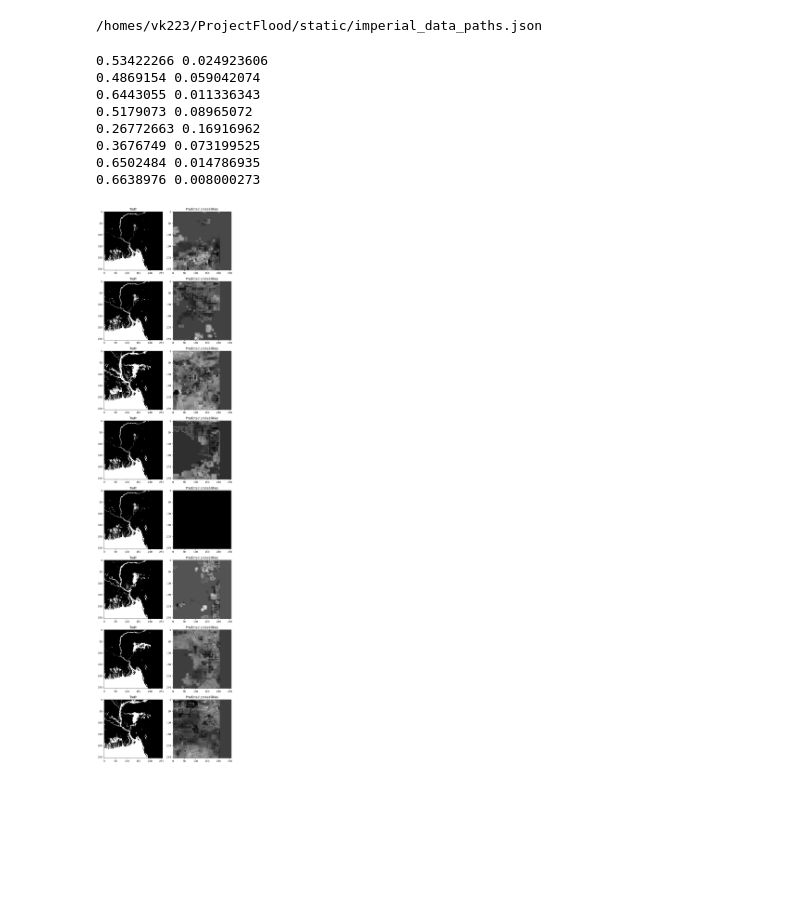
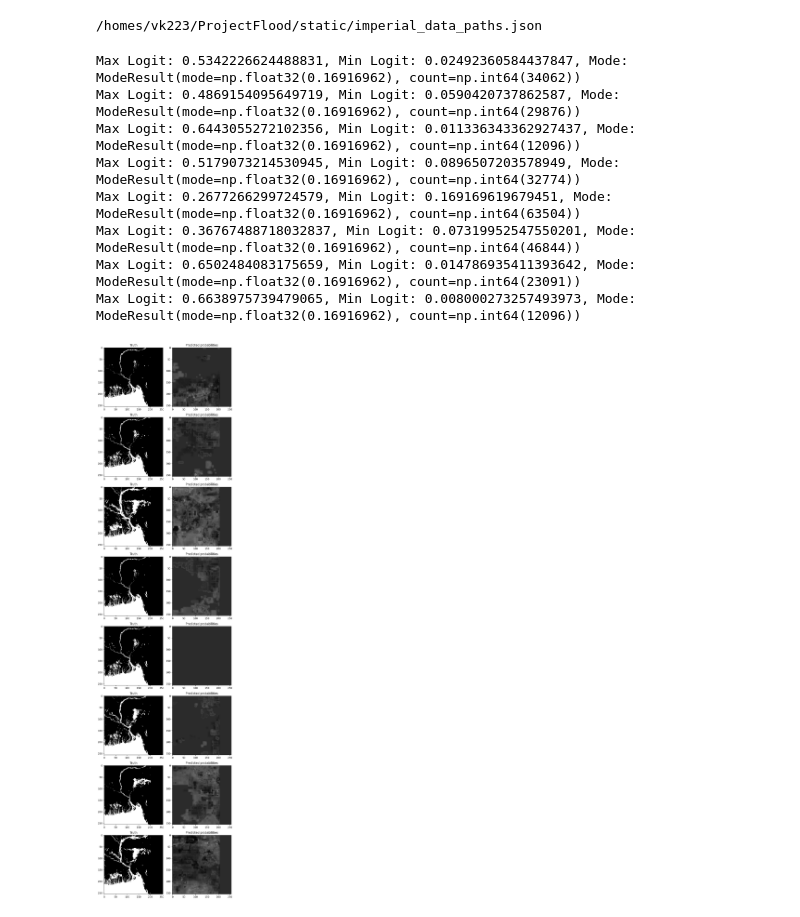
Before and after one commit to VarunKhandekar/ProjectFlood, a Jupyter notebook: visualisations/truth_vs_predictions.ipynb, the cells around one changed output. Drawn from its saved outputs; the diff is of its cells as text; code cells hidden in the pictures; blank space fills up the shorter version.

Commit message:
visualisations

```diff
--- a/visualisations/truth_vs_predictions.ipynb
+++ b/visualisations/truth_vs_predictions.ipynb
@@ -41,29 +41,34 @@ logits = torch.sigmoid(outputs)
 /homes/vk223/ProjectFlood/static/imperial_data_paths.json
 # %%
 from matplotlib.colors import LinearSegmentedColormap
-
+from scipy import stats
 cmap = LinearSegmentedColormap.from_list("gray_scale", ["black", "white"])
 
 fig, ax = plt.subplots(8, 2, figsize=(8, 32))
 # label_cmap = colors.ListedColormap(['black', 'green', 'blue', 'red'])
-plt.tight_layout()
+
 for i in range(test_batch_size):
-    print(logits[i].squeeze(0).detach().cpu().numpy().max(), logits[i].squeeze(0).detach().cpu().numpy().min())
-    ax[i, 0].imshow(test_labels[i].squeeze(0).cpu(), cmap=cmap)
+    logits_array = logits[i].squeeze(0).detach().cpu().numpy()
+    max_logit = logits_array.max()
+    min_logit = logits_array.min()
+    mode_logit = stats.mode(logits_array.flatten())
+
+    print(f"Max Logit: {max_logit}, Min Logit: {min_logit}, Mode: {mode_logit}")
+    ax[i, 0].imshow(test_labels[i].squeeze(0).cpu(), cmap=cmap, vmin=0, vmax=1)
     ax[i, 0].set_title("Truth")
 
-    # get logit with largest soft max probability
-    # probabilities = torch.softmax(test_logits[i].cpu(), dim=0)
-    # best_prediction = torch.argmax(logits, dim=0)
-    ax[i, 1].imshow(logits[i].squeeze(0).detach().cpu().numpy(), cmap=cmap)
+    ax[i, 1].imshow(logits_array, cmap=cmap, vmin=0, vmax=1)
     ax[i, 1].set_title("Predicted probabilities")
+
+plt.tight_layout()
+plt.show()
 # %% [output]
-0.53422266 0.024923606
-0.4869154 0.059042074
-0.6443055 0.011336343
-0.5179073 0.08965072
-0.26772663 0.16916962
-0.3676749 0.073199525
-0.6502484 0.014786935
-0.6638976 0.008000273
+Max Logit: 0.5342226624488831, Min Logit: 0.02492360584437847, Mode: ModeResult(mode=np.float32(0.16916962), count=np.int64(34062))
+Max Logit: 0.4869154095649719, Min Logit: 0.0590420737862587, Mode: ModeResult(mode=np.float32(0.16916962), count=np.int64(29876))
+Max Logit: 0.6443055272102356, Min Logit: 0.011336343362927437, Mode: ModeResult(mode=np.float32(0.16916962), count=np.int64(12096))
+Max Logit: 0.5179073214530945, Min Logit: 0.0896507203578949, Mode: ModeResult(mode=np.float32(0.16916962), count=np.int64(32774))
+Max Logit: 0.2677266299724579, Min Logit: 0.169169619679451, Mode: ModeResult(mode=np.float32(0.16916962), count=np.int64(63504))
+Max Logit: 0.36767488718032837, Min Logit: 0.07319952547550201, Mode: ModeResult(mode=np.float32(0.16916962), count=np.int64(46844))
+Max Logit: 0.6502484083175659, Min Logit: 0.014786935411393642, Mode: ModeResult(mode=np.float32(0.16916962), count=np.int64(23091))
+Max Logit: 0.6638975739479065, Min Logit: 0.008000273257493973, Mode: ModeResult(mode=np.float32(0.16916962), count=np.int64(12096))
-[figure, old version]
+[figure, new version]
```
